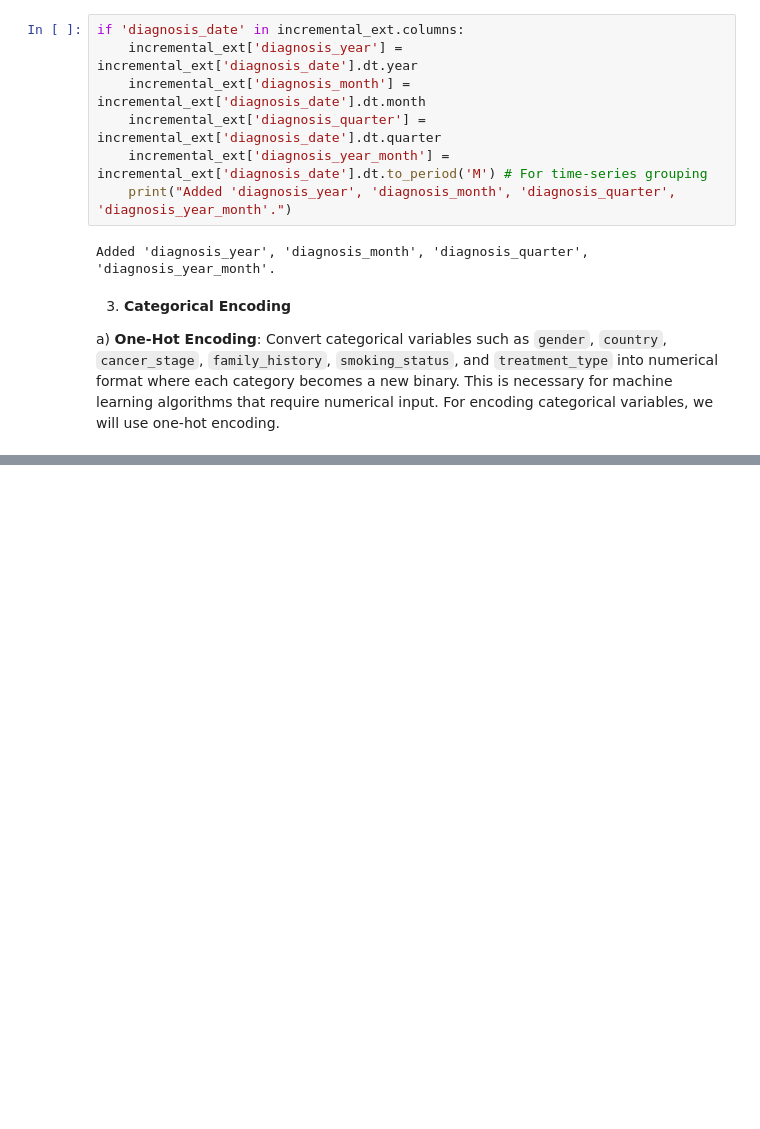
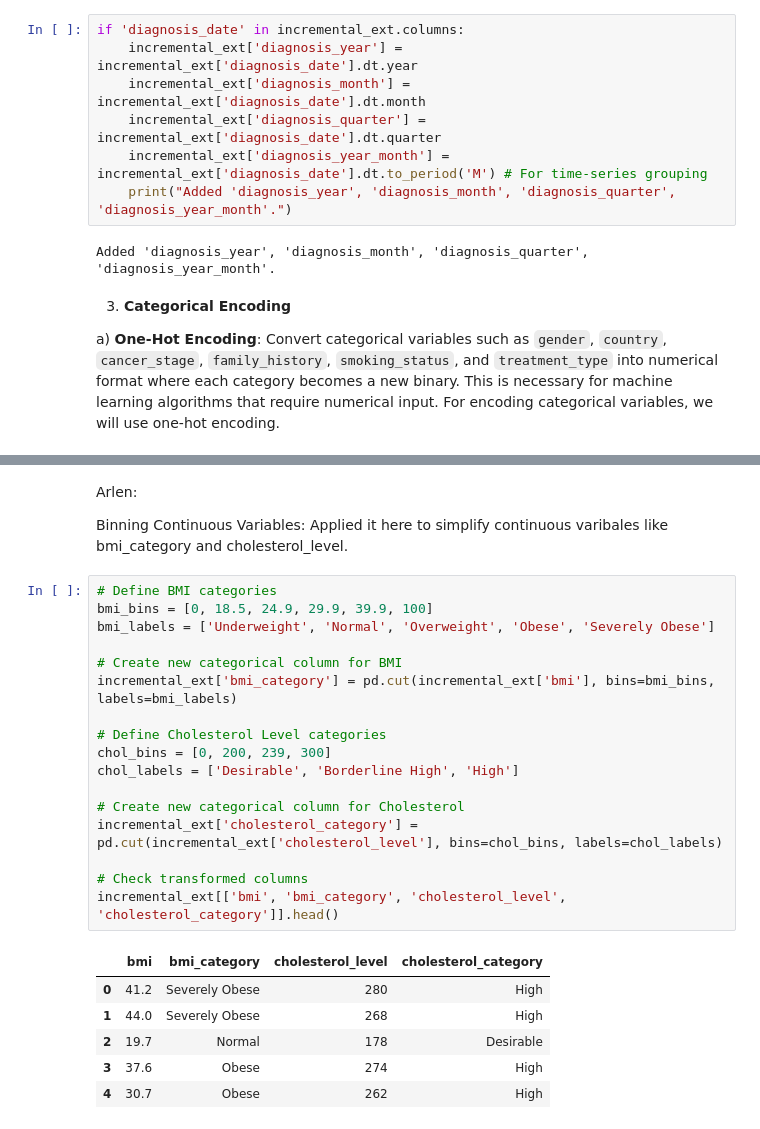
Before and after one commit to Campeon254/DataMining_GroupProject_-Calvin-Tanveer-Samantha-Patricia-Susan-Arlen-, a Jupyter notebook: notebooks/1_extract_transform.ipynb, the cells around one changed output, grey strips where cells are left out. Saved outputs shown, nothing was run; the diff lists cells and outputs as text; blank space fills up the shorter version.

Commit message:
binning continuous variables

```diff
--- a/notebooks/1_extract_transform.ipynb
+++ b/notebooks/1_extract_transform.ipynb
@@ -300,0 +301,28 @@ DataFrame after One-Hot Encoding with pd.get_dummies():
+# %% [markdown]
+Arlen:
+
+Binning Continuous Variables: Applied it here to simplify continuous varibales like bmi_category and cholesterol_level.
+# %%
+# Define BMI categories
+bmi_bins = [0, 18.5, 24.9, 29.9, 39.9, 100]
+bmi_labels = ['Underweight', 'Normal', 'Overweight', 'Obese', 'Severely Obese']
+
+# Create new categorical column for BMI
+incremental_ext['bmi_category'] = pd.cut(incremental_ext['bmi'], bins=bmi_bins, labels=bmi_labels)
+
+# Define Cholesterol Level categories
+chol_bins = [0, 200, 239, 300]
+chol_labels = ['Desirable', 'Borderline High', 'High']
+
+# Create new categorical column for Cholesterol
+incremental_ext['cholesterol_category'] = pd.cut(incremental_ext['cholesterol_level'], bins=chol_bins, labels=chol_labels)
+
+# Check transformed columns
+incremental_ext[['bmi', 'bmi_category', 'cholesterol_level', 'cholesterol_category']].head()
+# %% [output]
+|  | bmi | bmi_category | cholesterol_level | cholesterol_category |
+| 0 | 41.2 | Severely Obese | 280 | High |
+| 1 | 44.0 | Severely Obese | 268 | High |
+| 2 | 19.7 | Normal | 178 | Desirable |
+| 3 | 37.6 | Obese | 274 | High |
+| 4 | 30.7 | Obese | 262 | High |
```
Also changed, not shown: parts of 2 cells of this notebook.
